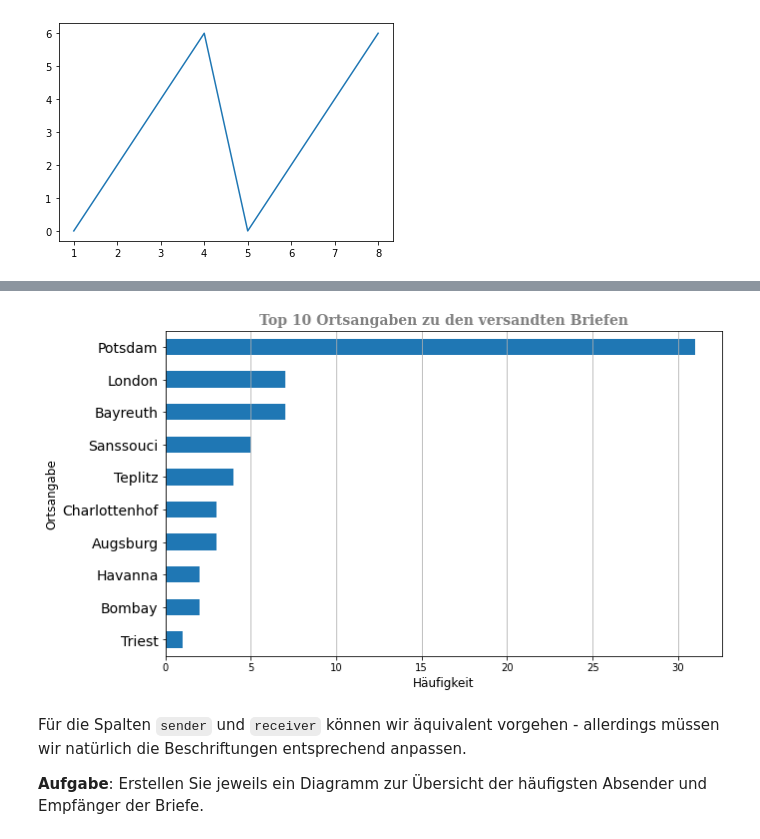
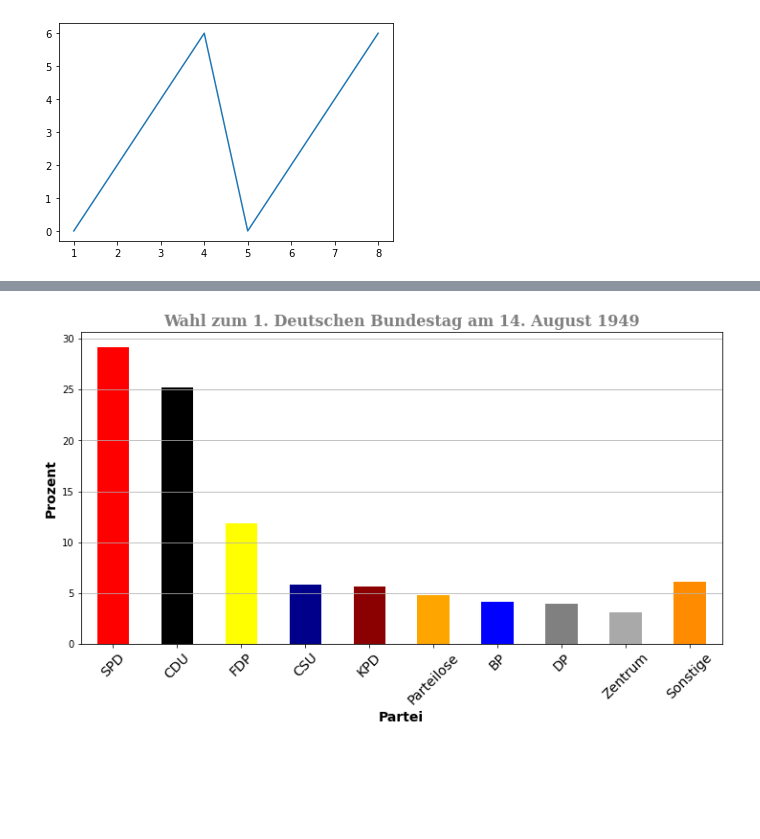
Before and after one commit to Digital-History-Berlin/Python-fuer-Historiker-innen-Intermediate, a Jupyter notebook: ch03-plotten/02-intro-matplotlib.ipynb, the cells around one changed output, grey strips where cells are left out. Cells and saved outputs as stored; diff of their text form; code cells hidden in the pictures; blank space fills up the shorter version.

Commit message:
update plotten und pandas

```diff
--- a/ch03-plotten/02-intro-matplotlib.ipynb
+++ b/ch03-plotten/02-intro-matplotlib.ipynb
@@ -58,0 +50,20 @@ df.head(3)
+# %%
+# Erzeugung von Beispieldaten: Wahl zum 1. Deutschen Bundestag am 14. August 1949
+
+votes_dict = {'Parteien':['SPD', 'CDU', 'FDP', 'CSU',
+                        'KPD', 'Parteilose', 'BP', 'DP',
+                        'Zentrum', 'Sonstige'],
+                'Stimmen':[6934975, 5978636, 2829920, 1380448,
+                           1361706, 1141647, 986478, 939934,
+                           727505, 1451149],
+                'Prozent': [29.2, 25.2, 11.9, 5.8, 5.7,
+                            4.8, 4.2, 4.0, 3.1, 6.1],
+                'color': ['red', 'black', 'yellow', 'darkblue',
+                          'darkred', 'orange', 'blue', 'grey',
+                          'darkgrey', 'darkorange']
+             }
+
+df_vote = pd.DataFrame(votes_dict,                                   # Übergabe der Daten
+                          columns=['Stimmen', 'Prozent', 'color'],   # Spezifikation der Spalten
+                          index=votes_dict['Parteien'])              # Spezifikation des Index
+df_vote
@@ -69,44 +103,37 @@ Matplotlib bietet eine Fülle von Möglichkeiten, die Visualisierungen nach eige
 # %%
-fig, ax = plt.subplots(figsize=(10,6))
+fig, ax = plt.subplots(figsize=(12,6))
 
-# Erstellen der zu plottenden Series
-df_top_places = df.loc[:, 'place'].value_counts()
-
-# Auswahl der 10 häufigsten Orstangabe, Definition als Balkendiagramm, Zuweisung der ax
-df_top_places.head(10).plot(kind='barh',
-                            ax=ax)
+df_vote.loc[:, 'Prozent'].plot(kind='bar',
+                               color=df_vote.loc[:, 'color'],
+                               ax=ax)
 
 # Formatierung der Überschrift des Diagramms
-ax.set_title(label='Top 10 Ortsangaben zu den versandten Briefen',
+ax.set_title(label='Wahl zum 1. Deutschen Bundestag am 14. August 1949',
              family='serif',
              color='grey',
              weight='semibold',
-             size=14
+             size=16
              )
 
 # Formatierung und Beschriftung von x-Achse und y-Achse
-ax.set_xlabel('Häufigkeit',
-              size=12
+ax.set_xlabel('Partei',
+              weight='bold',
+              size=14
              )
 
-ax.set_ylabel('Ortsangabe',
-              size=12,
+ax.set_ylabel('Prozent',
+              size=14,
+              weight='bold',
              )
 
-# Beschriftung der Features vergrößern
-ax.set_yticklabels(ax.get_yticklabels(),
-                   size=14)
+# Beschriftung der Labelnamen vergrößern und rotieren
+ax.set_xticklabels(df_vote.index,
+                   size=14,
+                   rotation=45)
 
-# Reihenfolg der Balken invertieren
-ax.invert_yaxis()
-
-# Zeichnen nur der Gitterlinien der x-Achse
-ax.xaxis.grid(True)
+# Zeichnen nur der Gitterlinien der y-Achse
+ax.yaxis.grid(True)
 
 plt.show()
 # %% [output]
-[figure, old version]
+[figure, new version]
-# %% [markdown]
-Für die Spalten `sender` und `receiver` können wir äquivalent vorgehen - allerdings müssen wir natürlich die Beschriftungen entsprechend anpassen.
-
-**Aufgabe**: Erstellen Sie jeweils ein Diagramm zur Übersicht der häufigsten Absender und Empfänger der Briefe.
```
Also changed, not shown: parts of 22 cells of this notebook, 5 other files.
